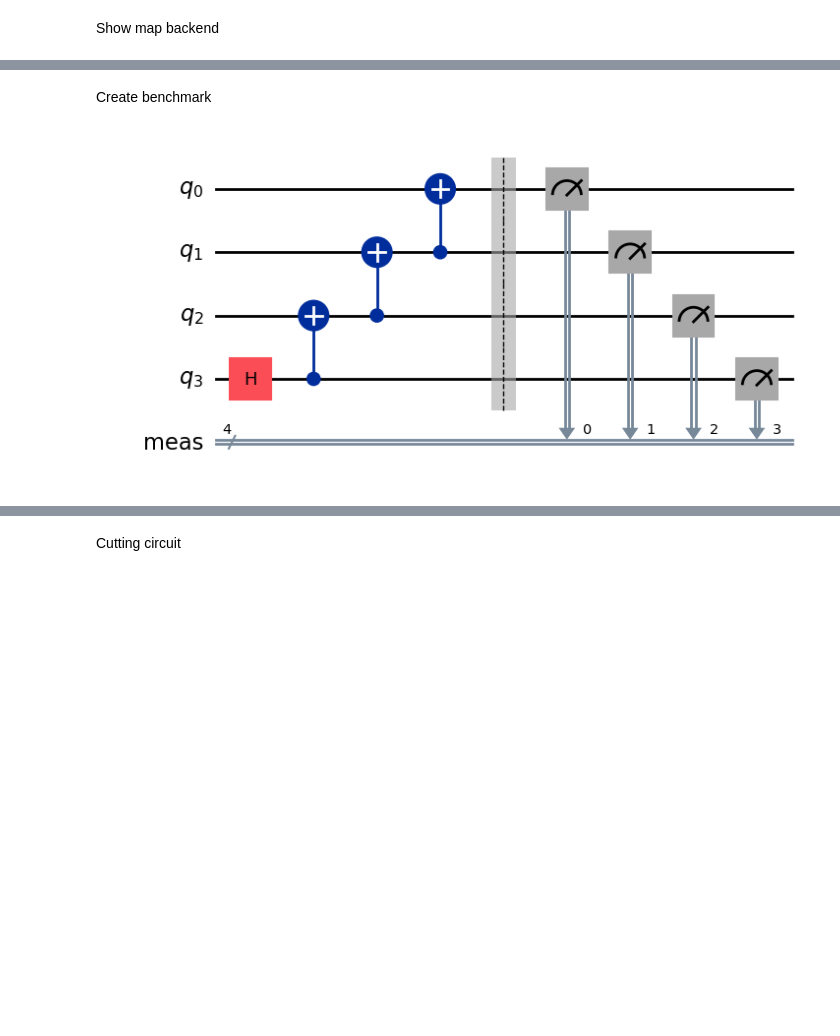
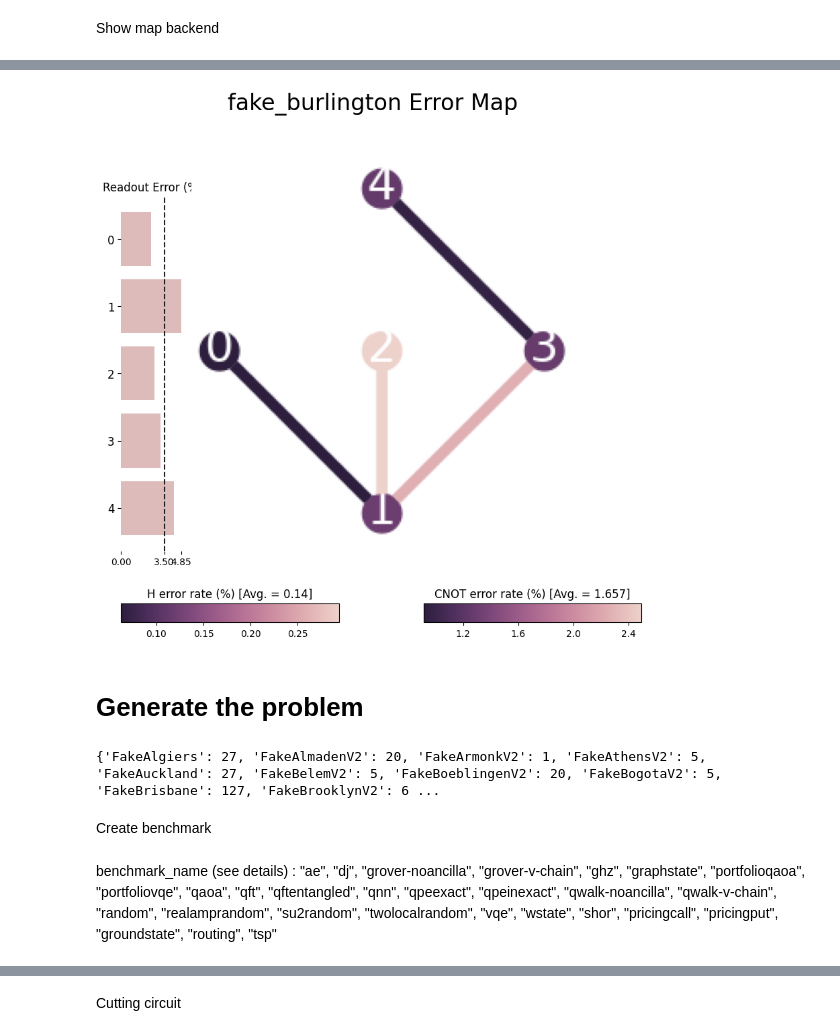
Before and after one commit to MagePro310/Quantum_Simulation_Scheduling_ver1, a Jupyter notebook: test_algorithm.ipynb, the cells around one changed output, grey strips where cells are left out. Cells and saved outputs as stored; diff of their text form; code cells hidden in the pictures; blank space fills up the shorter version.

```diff
--- a/test_algorithm.ipynb
+++ b/test_algorithm.ipynb
@@ -56,12 +77,19 @@ plot_error_map(backend, figsize=(10,10))
+# %%
+from qiskit.visualization import plot_error_map
+
+backend1 = fake_backend.FakeBurlingtonV2()
+plot_error_map(backend1, figsize=(10,10))
+# %% [output]
+[figure, added]
+# %% [markdown]
+# Generate the problem
+# %%
+# Create dictionary to store backend information
+backend_qubits = {name: getattr(fake_backend, name)().num_qubits for name in backends}
+print(backend_qubits)
+# %% [output]
+{'FakeAlgiers': 27, 'FakeAlmadenV2': 20, 'FakeArmonkV2': 1, 'FakeAthensV2': 5, 'FakeAuckland': 27, 'FakeBelemV2': 5, 'FakeBoeblingenV2': 20, 'FakeBogotaV2': 5, 'FakeBrisbane': 127, 'FakeBrooklynV2': 6 ...
 # %% [markdown]
 Create benchmark
-# %%
-# create benchmark circuit
-# Save the benchmark circuit to the disk(not yet) https://docs.quantum.ibm.com/guides/save-circuits
-
-from component.b_benchmark.mqt_tool import benchmark_circuit
-
-circuit = benchmark_circuit("ghz", 4)
-circuit.draw("mpl")
-# %% [output]
-[figure, removed]
+# %% [markdown]
+benchmark_name (see details) : "ae", "dj", "grover-noancilla", "grover-v-chain", "ghz", "graphstate", "portfolioqaoa", "portfoliovqe", "qaoa", "qft", "qftentangled", "qnn", "qpeexact", "qpeinexact", "qwalk-noancilla", "qwalk-v-chain", "random", "realamprandom", "su2random", "twolocalrandom", "vqe", "wstate", "shor", "pricingcall", "pricingput", "groundstate", "routing", "tsp"
```
Also changed, not shown: parts of 32 cells of this notebook, 18 other files.
